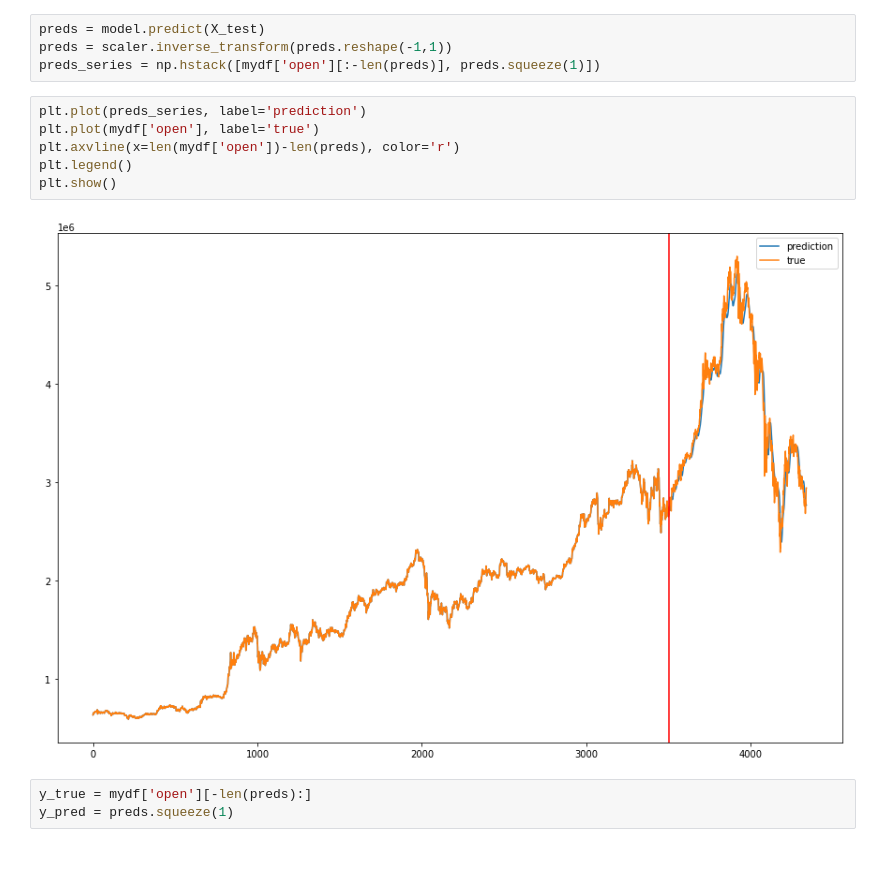
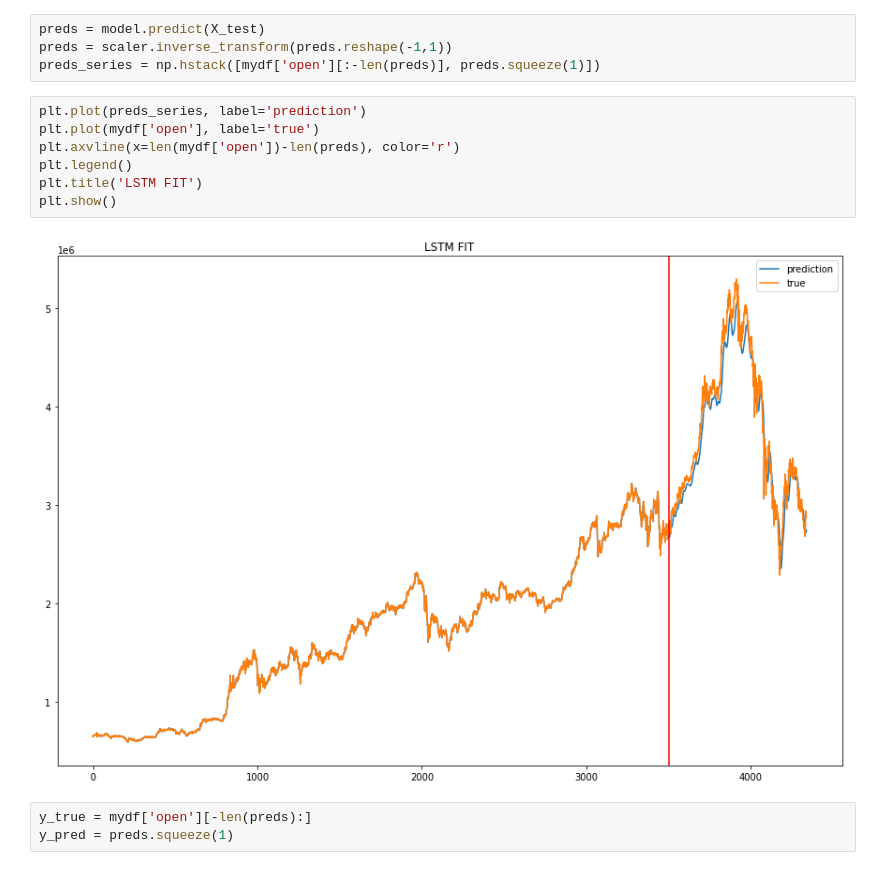
Before and after one commit to raqoon886/crypto_prediction, a Jupyter notebook: Adaboost-GRU_crypto.ipynb, the cells around one changed output. Cells and saved outputs as stored; diff of their text form.

```diff
--- a/Adaboost-GRU_crypto.ipynb
+++ b/Adaboost-GRU_crypto.ipynb
@@ -305,11 +307,12 @@ preds_series = np.hstack([mydf['open'][:-len(preds)], preds.squeeze(1)])
 # %%
 plt.plot(preds_series, label='prediction')
 plt.plot(mydf['open'], label='true')
 plt.axvline(x=len(mydf['open'])-len(preds), color='r')
 plt.legend()
+plt.title('LSTM FIT')
 plt.show()
 # %% [output]
-[figure, old version]
+[figure, new version]
 # %%
 y_true = mydf['open'][-len(preds):]
 y_pred = preds.squeeze(1)
```
Also changed, not shown: parts of 11 cells of this notebook.
